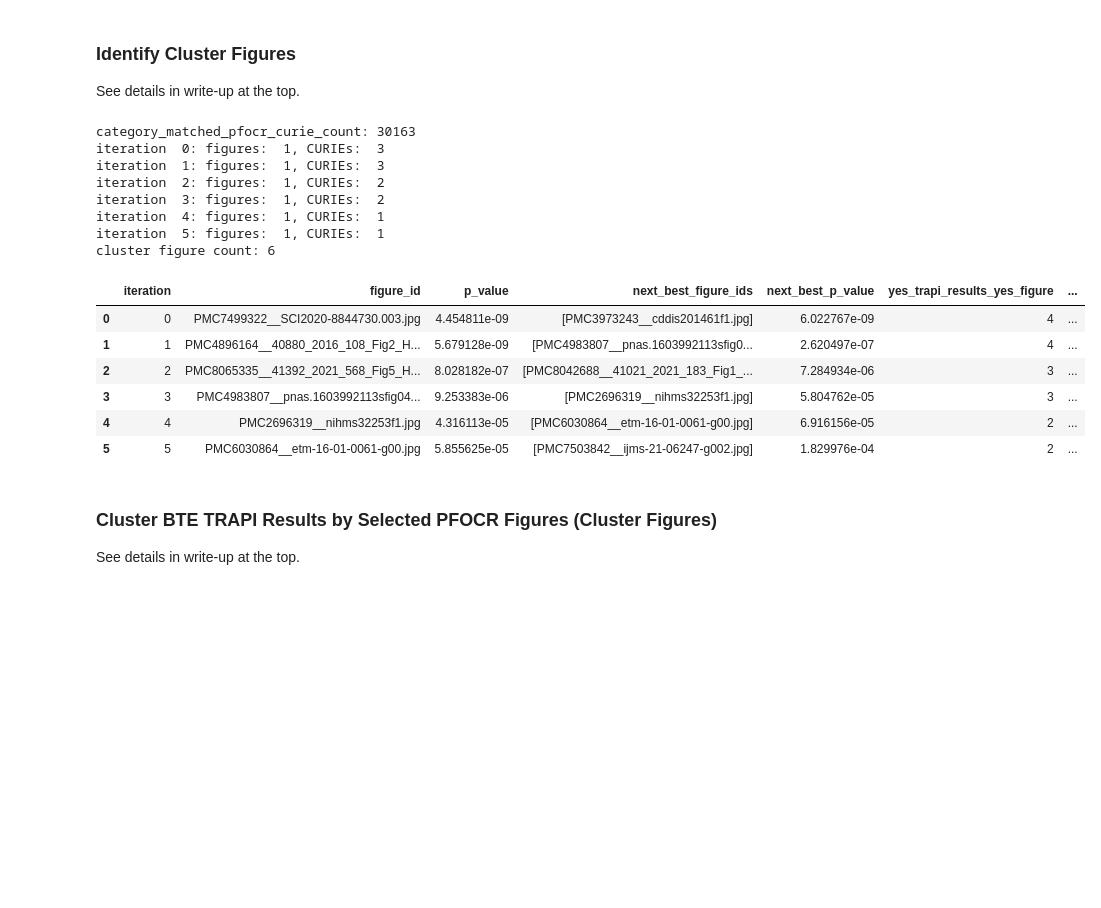
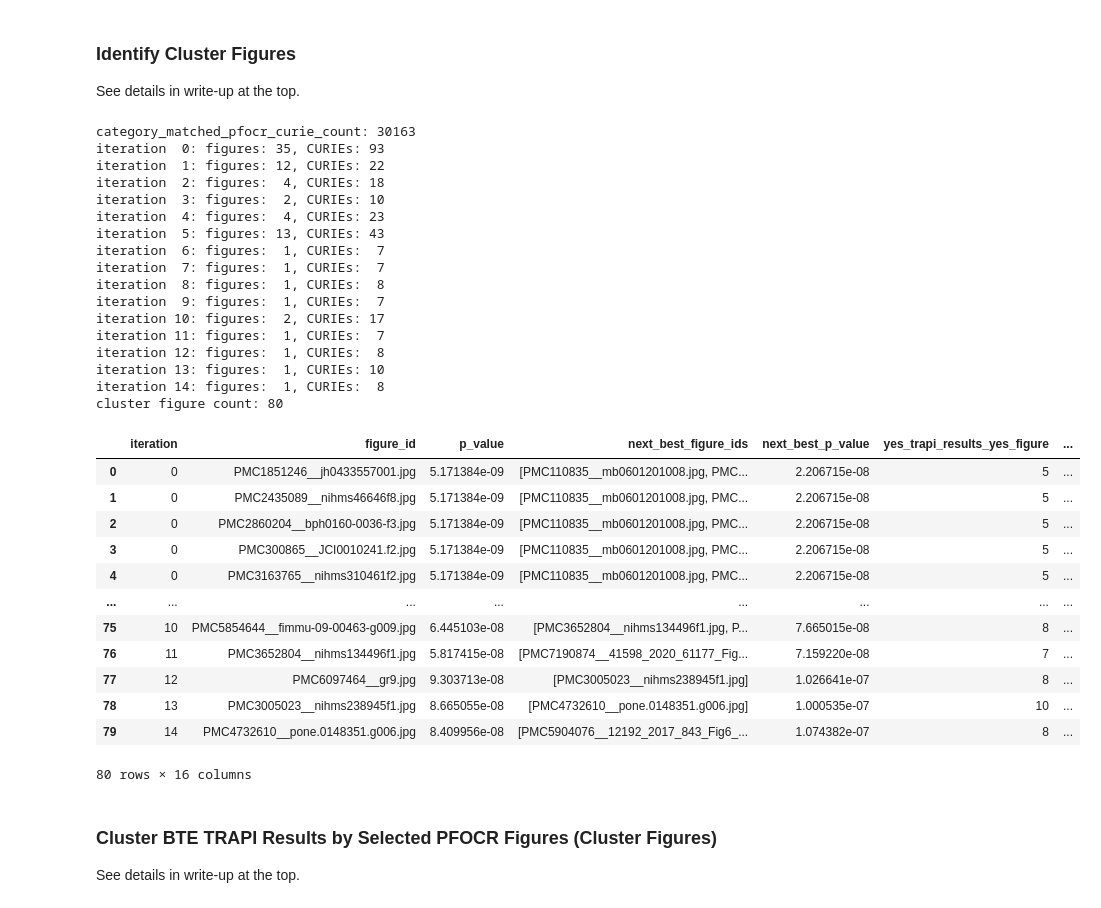
Before and after one commit to wikipathways/pathway-figure-ocr, a Jupyter notebook: notebooks/bte_clustering.ipynb, the cells around one changed output. Saved outputs shown, nothing was run; the diff lists cells and outputs as text; code cells hidden in the pictures; blank space fills up the shorter version.

Commit message:
CELECOXIB - Gene - cancer/arthritis w/ no user-ids required

```diff
--- a/notebooks/bte_clustering.ipynb
+++ b/notebooks/bte_clustering.ipynb
@@ -77,7 +77,7 @@ query = {
             "nodes": {
                 "n0": {
                     "ids": [
-                        "MESH:D000068877"
+                        "MESH:D000068579"
                     ],
                     "categories": [
                         "biolink:Drug"
@@ -90,8 +90,8 @@ query = {
                 },
                 "n2": {
                     "ids": [
-                        "MESH:D007938",
-                        "MESH:D001249",
+                        "MESH:D009371",
+                        "MESH:D001168",
                     ],
                     "categories": [
                         "biolink:Disease"
@@ -756,48 +756,63 @@ category_matched_figures_df["figure_curies_in_trapi_results_count"] = category_m
 )
 
 overlapping_category_matched_figures_df = category_matched_figures_df[
     category_matched_figures_df["figure_curies_in_trapi_results_count"] > 0
 ]
 
 # If you want to require that cluster figures have specific CURIEs,
 # such as the explicitly user-specified CURIEs, set them here:
-# required_curies = set()
-required_curies = user_specified_ids
+required_curies = set()
+# required_curies = user_specified_ids
 if required_curies:
     overlapping_category_matched_figures_df = overlapping_category_matched_figures_df[
         overlapping_category_matched_figures_df["curie_set"].map(
             # require all of them
             # lambda curie_set: len(curie_set.intersection(required_curies)) == len(required_curies)
             # require at least one of them
             lambda curie_set: len(curie_set.intersection(required_curies)) > 0
         )
     ]
 
 cluster_figure_ids_out = get_next_cluster_figures(
     category_matched_pfocr_curie_count,
     overlapping_category_matched_figures_df.reset_index().set_index("figure_id"),
     trapi_results_unified_curies,
     required_curies,
 )
 print(f'cluster figure count: {len(cluster_figure_ids_out)}')
 cluster_figure_df = pd.DataFrame.from_records(cluster_figure_data)
 cluster_figure_df
 # %% [output]
 category_matched_pfocr_curie_count: 30163
-iteration  0: figures:  1, CURIEs:  3
-iteration  1: figures:  1, CURIEs:  3
-iteration  2: figures:  1, CURIEs:  2
-iteration  3: figures:  1, CURIEs:  2
-iteration  4: figures:  1, CURIEs:  1
-iteration  5: figures:  1, CURIEs:  1
-cluster figure count: 6
+iteration  0: figures: 35, CURIEs: 93
+iteration  1: figures: 12, CURIEs: 22
+iteration  2: figures:  4, CURIEs: 18
+iteration  3: figures:  2, CURIEs: 10
+iteration  4: figures:  4, CURIEs: 23
+iteration  5: figures: 13, CURIEs: 43
+iteration  6: figures:  1, CURIEs:  7
+iteration  7: figures:  1, CURIEs:  7
+iteration  8: figures:  1, CURIEs:  8
+iteration  9: figures:  1, CURIEs:  7
+iteration 10: figures:  2, CURIEs: 17
+iteration 11: figures:  1, CURIEs:  7
+iteration 12: figures:  1, CURIEs:  8
+iteration 13: figures:  1, CURIEs: 10
+iteration 14: figures:  1, CURIEs:  8
+cluster figure count: 80
 |  | iteration | figure_id | p_value | next_best_figure_ids | next_best_p_value | yes_trapi_results_yes_figure | ... |
-| 0 | 0 | PMC7499322__SCI2020-8844730.003.jpg | 4.454811e-09 | [PMC3973243__cddis201461f1.jpg] | 6.022767e-09 | 4 | ... |
-| 1 | 1 | PMC4896164__40880_2016_108_Fig2_H... | 5.679128e-09 | [PMC4983807__pnas.1603992113sfig0... | 2.620497e-07 | 4 | ... |
-| 2 | 2 | PMC8065335__41392_2021_568_Fig5_H... | 8.028182e-07 | [PMC8042688__41021_2021_183_Fig1_... | 7.284934e-06 | 3 | ... |
-| 3 | 3 | PMC4983807__pnas.1603992113sfig04... | 9.253383e-06 | [PMC2696319__nihms32253f1.jpg] | 5.804762e-05 | 3 | ... |
-| 4 | 4 | PMC2696319__nihms32253f1.jpg | 4.316113e-05 | [PMC6030864__etm-16-01-0061-g00.jpg] | 6.916156e-05 | 2 | ... |
-| 5 | 5 | PMC6030864__etm-16-01-0061-g00.jpg | 5.855625e-05 | [PMC7503842__ijms-21-06247-g002.jpg] | 1.829976e-04 | 2 | ... |
+| 0 | 0 | PMC1851246__jh0433557001.jpg | 5.171384e-09 | [PMC110835__mb0601201008.jpg, PMC... | 2.206715e-08 | 5 | ... |
+| 1 | 0 | PMC2435089__nihms46646f8.jpg | 5.171384e-09 | [PMC110835__mb0601201008.jpg, PMC... | 2.206715e-08 | 5 | ... |
+| 2 | 0 | PMC2860204__bph0160-0036-f3.jpg | 5.171384e-09 | [PMC110835__mb0601201008.jpg, PMC... | 2.206715e-08 | 5 | ... |
+| 3 | 0 | PMC300865__JCI0010241.f2.jpg | 5.171384e-09 | [PMC110835__mb0601201008.jpg, PMC... | 2.206715e-08 | 5 | ... |
+| 4 | 0 | PMC3163765__nihms310461f2.jpg | 5.171384e-09 | [PMC110835__mb0601201008.jpg, PMC... | 2.206715e-08 | 5 | ... |
+| ... | ... | ... | ... | ... | ... | ... | ... |
+| 75 | 10 | PMC5854644__fimmu-09-00463-g009.jpg | 6.445103e-08 | [PMC3652804__nihms134496f1.jpg, P... | 7.665015e-08 | 8 | ... |
+| 76 | 11 | PMC3652804__nihms134496f1.jpg | 5.817415e-08 | [PMC7190874__41598_2020_61177_Fig... | 7.159220e-08 | 7 | ... |
+| 77 | 12 | PMC6097464__gr9.jpg | 9.303713e-08 | [PMC3005023__nihms238945f1.jpg] | 1.026641e-07 | 8 | ... |
+| 78 | 13 | PMC3005023__nihms238945f1.jpg | 8.665055e-08 | [PMC4732610__pone.0148351.g006.jpg] | 1.000535e-07 | 10 | ... |
+| 79 | 14 | PMC4732610__pone.0148351.g006.jpg | 8.409956e-08 | [PMC5904076__12192_2017_843_Fig6_... | 1.074382e-07 | 8 | ... |
+80 rows × 16 columns
 # %% [markdown]
 ### Cluster BTE TRAPI Results by Selected PFOCR Figures (Cluster Figures)
 
```
Also changed, not shown: parts of 11 cells of this notebook.
